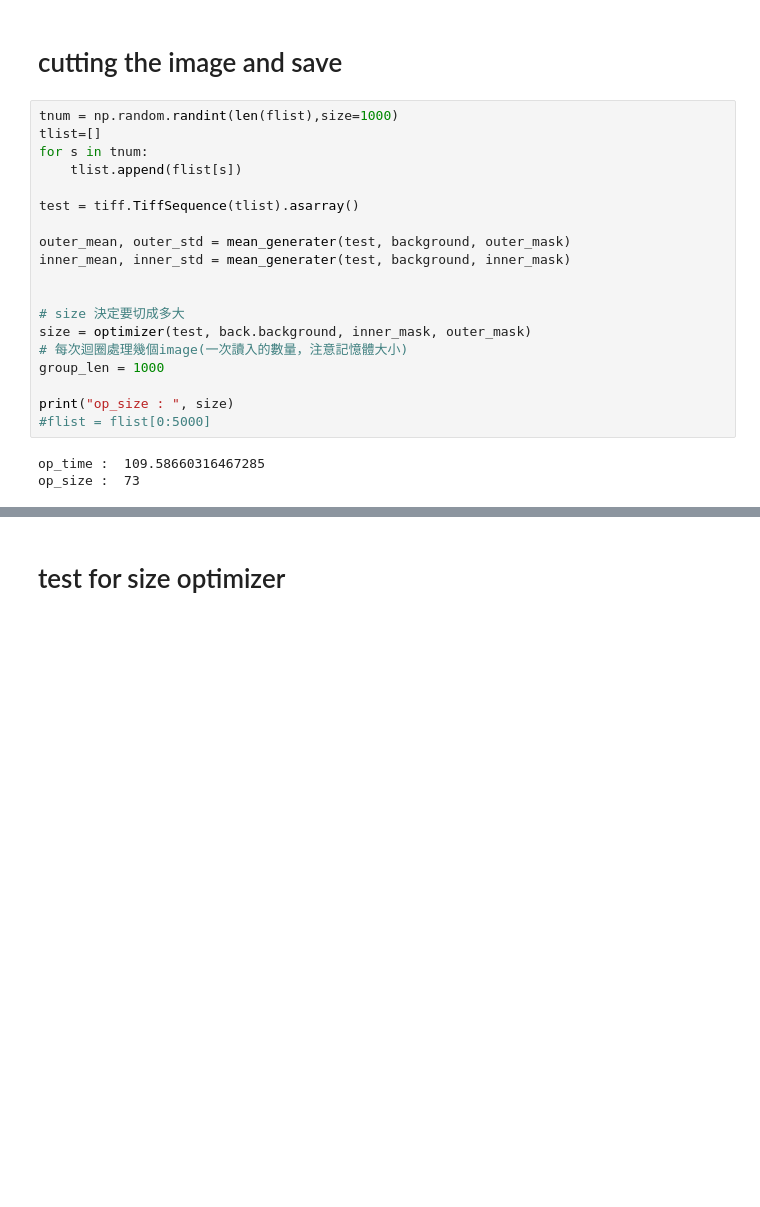
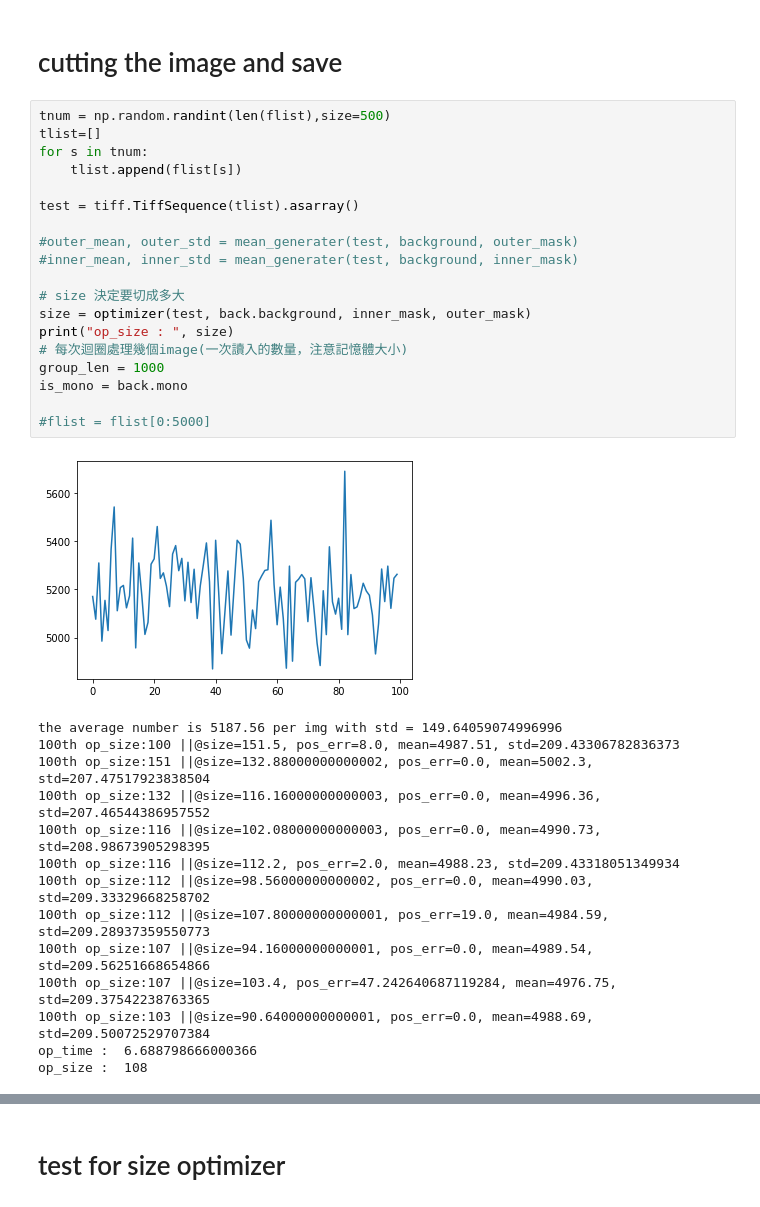
Before and after one commit to isis0517/ZippedFish, a Jupyter notebook: compress_alpha.ipynb, the cells around one changed output, grey strips where cells are left out. Saved outputs shown, nothing was run; the diff lists cells and outputs as text; blank space fills up the shorter version.

```diff
--- a/compress_alpha.ipynb
+++ b/compress_alpha.ipynb
@@ -397,24 +604,36 @@ outer_mask = back.gen_mask(0)
 # %% [markdown]
 # cutting the image and save
 # %%
-tnum = np.random.randint(len(flist),size=1000)
+tnum = np.random.randint(len(flist),size=500)
 tlist=[]
 for s in tnum:
     tlist.append(flist[s])
 
 test = tiff.TiffSequence(tlist).asarray()
 
-outer_mean, outer_std = mean_generater(test, background, outer_mask)
-inner_mean, inner_std = mean_generater(test, background, inner_mask)
-
+#outer_mean, outer_std = mean_generater(test, background, outer_mask)
+#inner_mean, inner_std = mean_generater(test, background, inner_mask)
 
 # size 決定要切成多大
 size = optimizer(test, back.background, inner_mask, outer_mask)
+print("op_size : ", size)
 # 每次迴圈處理幾個image(一次讀入的數量，注意記憶體大小)
 group_len = 1000
+is_mono = back.mono
 
-print("op_size : ", size)
 #flist = flist[0:5000]
 # %% [output]
+[figure, added]
-op_time :  109.58660316467285
-op_size :  73
+the average number is 5187.56 per img with std = 149.64059074996996
+100th op_size:100 ||@size=151.5, pos_err=8.0, mean=4987.51, std=209.43306782836373
+100th op_size:151 ||@size=132.88000000000002, pos_err=0.0, mean=5002.3, std=207.47517923838504
+100th op_size:132 ||@size=116.16000000000003, pos_err=0.0, mean=4996.36, std=207.46544386957552
+100th op_size:116 ||@size=102.08000000000003, pos_err=0.0, mean=4990.73, std=208.98673905298395
+100th op_size:116 ||@size=112.2, pos_err=2.0, mean=4988.23, std=209.43318051349934
+100th op_size:112 ||@size=98.56000000000002, pos_err=0.0, mean=4990.03, std=209.33329668258702
+100th op_size:112 ||@size=107.80000000000001, pos_err=19.0, mean=4984.59, std=209.28937359550773
+100th op_size:107 ||@size=94.16000000000001, pos_err=0.0, mean=4989.54, std=209.56251668654866
+100th op_size:107 ||@size=103.4, pos_err=47.242640687119284, mean=4976.75, std=209.37542238763365
+100th op_size:103 ||@size=90.64000000000001, pos_err=0.0, mean=4988.69, std=209.50072529707384
+op_time :  6.688798666000366
+op_size :  108
```
Also changed, not shown: parts of 17 cells of this notebook.
